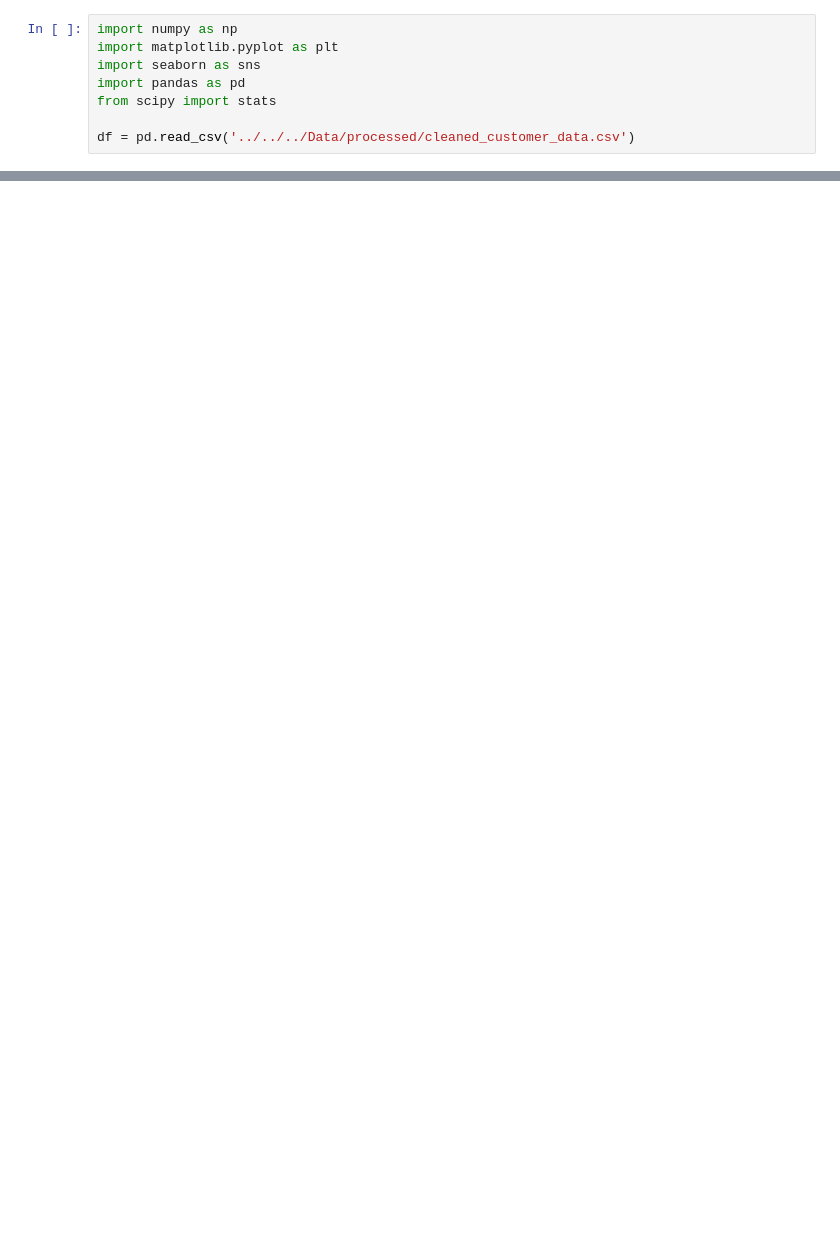
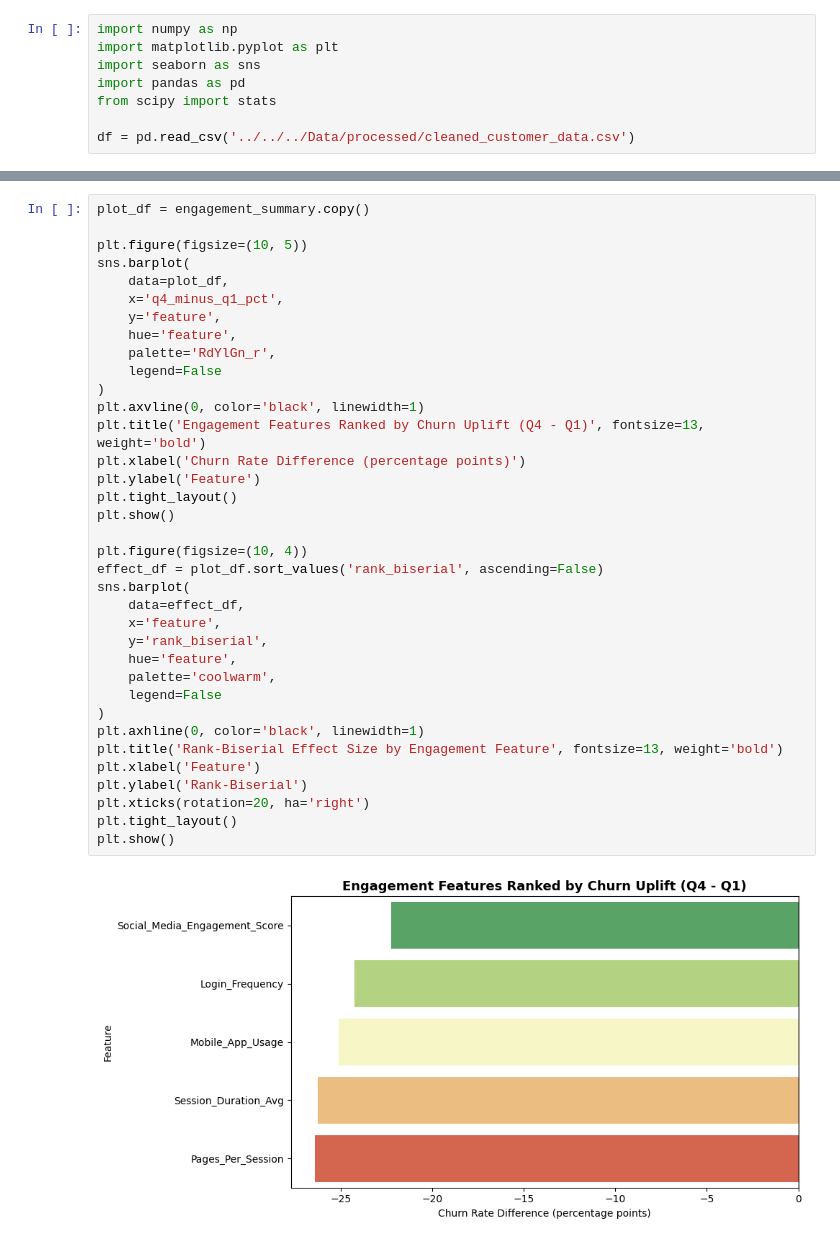
Before and after one commit to ppts2545/Eccommerce-Customer-Behavior-Dataset, a Jupyter notebook: notebooks/03_eda/eda1/01_eda_on_engagement measure.ipynb, the cells around one changed output, grey strips where cells are left out. Saved outputs shown, nothing was run; the diff lists cells and outputs as text; blank space fills up the shorter version.

```diff
--- a/notebooks/03_eda/eda1/01_eda_on_engagement measure.ipynb
+++ b/notebooks/03_eda/eda1/01_eda_on_engagement measure.ipynb
@@ -547,0 +114,38 @@ dtype: float64
+# %%
+plot_df = engagement_summary.copy()
+
+plt.figure(figsize=(10, 5))
+sns.barplot(
+    data=plot_df,
+    x='q4_minus_q1_pct',
+    y='feature',
+    hue='feature',
+    palette='RdYlGn_r',
+    legend=False
+)
+plt.axvline(0, color='black', linewidth=1)
+plt.title('Engagement Features Ranked by Churn Uplift (Q4 - Q1)', fontsize=13, weight='bold')
+plt.xlabel('Churn Rate Difference (percentage points)')
+plt.ylabel('Feature')
+plt.tight_layout()
+plt.show()
+
+plt.figure(figsize=(10, 4))
+effect_df = plot_df.sort_values('rank_biserial', ascending=False)
+sns.barplot(
+    data=effect_df,
+    x='feature',
+    y='rank_biserial',
+    hue='feature',
+    palette='coolwarm',
+    legend=False
+)
+plt.axhline(0, color='black', linewidth=1)
+plt.title('Rank-Biserial Effect Size by Engagement Feature', fontsize=13, weight='bold')
+plt.xlabel('Feature')
+plt.ylabel('Rank-Biserial')
+plt.xticks(rotation=20, ha='right')
+plt.tight_layout()
+plt.show()
+# %% [output]
+[figure, added]
```
Also changed, not shown: parts of 71 cells of this notebook, 12 other files.
